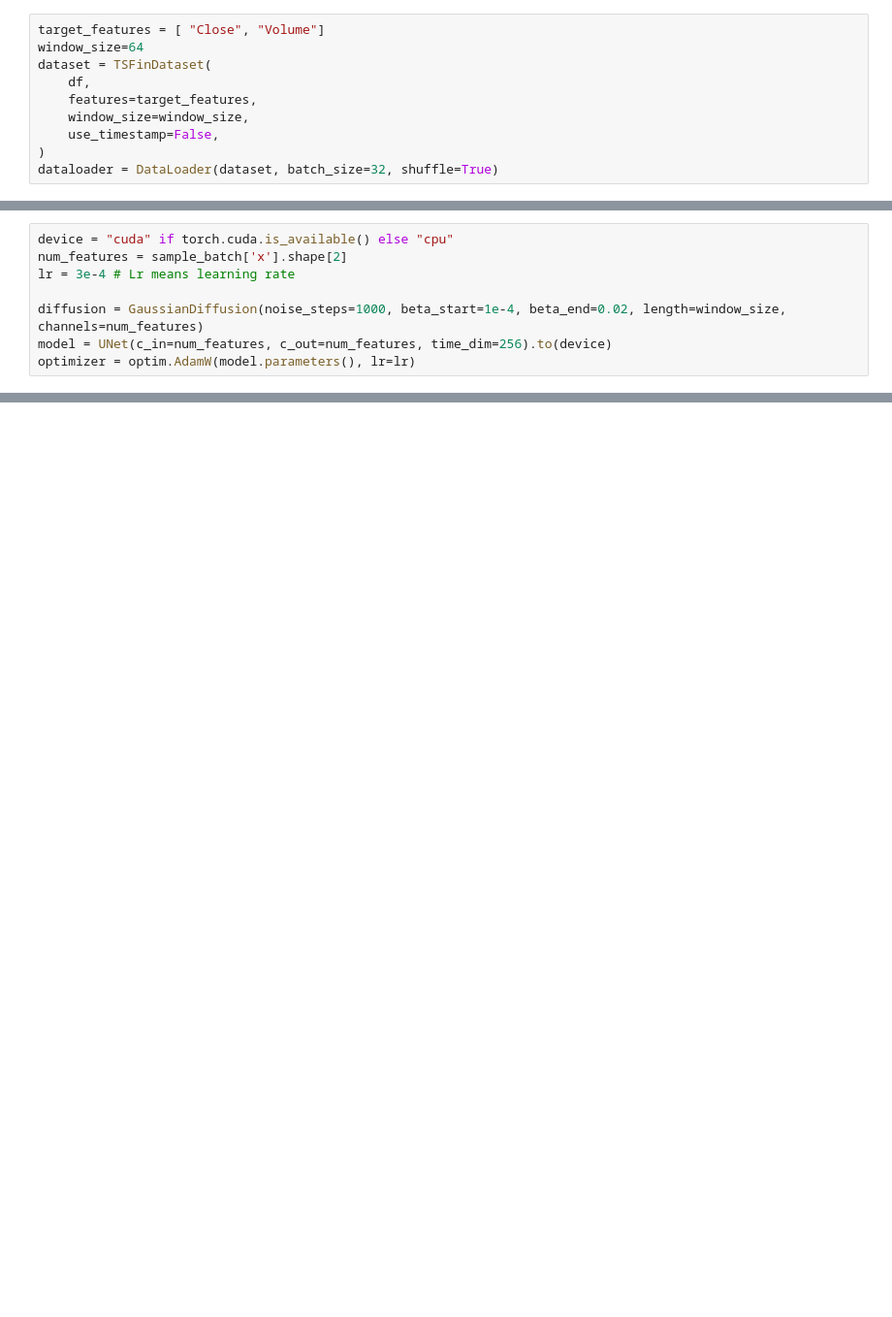
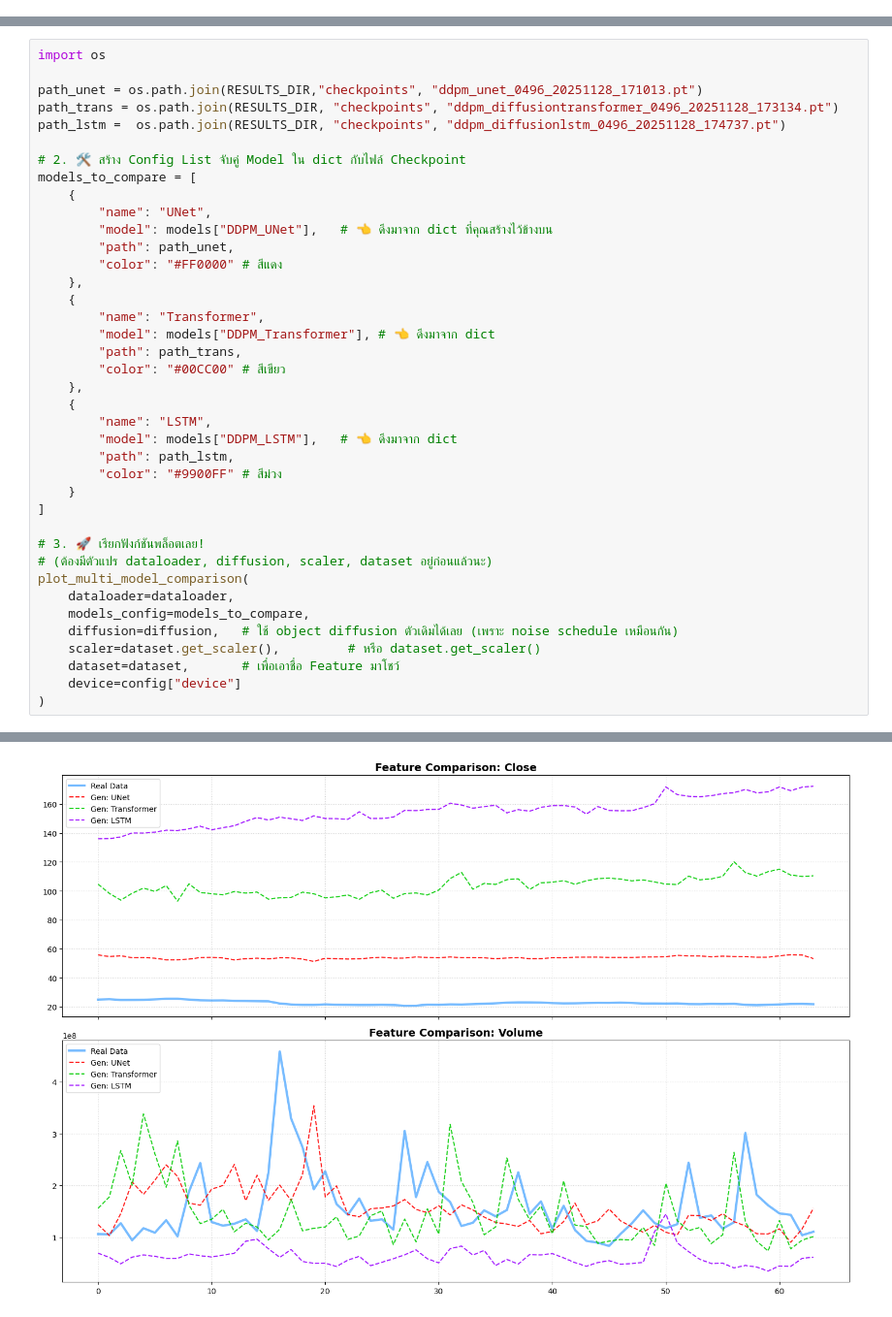
Before and after one commit to Narodomy/Time-Series-Generative-AI-for-Asset-Investment, a Jupyter notebook: notebooks/Untitled.ipynb, the cells around one changed output, grey strips where cells are left out. Shown at 97% size. Cells and saved outputs as stored; diff of their text form; blank space fills up the shorter version.

Commit message:
3 models comparison -> lstm, transformer, unet

```diff
--- a/notebooks/Untitled.ipynb
+++ b/notebooks/Untitled.ipynb
@@ -26,10 +178,0 @@ df["Close"].plot(figsize=(15, 7))
-# %%
-target_features = [ "Close", "Volume"]
-window_size=64
-dataset = TSFinDataset(
-    df,
-    features=target_features,
-    window_size=window_size,
-    use_timestamp=False,
-)
-dataloader = DataLoader(dataset, batch_size=32, shuffle=True)
@@ -41,8 +178,0 @@ sample_batch['x'].shape[2]
-# %%
-device = "cuda" if torch.cuda.is_available() else "cpu"
-num_features = sample_batch['x'].shape[2]
-lr = 3e-4 # Lr means learning rate
-
-diffusion = GaussianDiffusion(noise_steps=1000, beta_start=1e-4, beta_end=0.02, length=window_size, channels=num_features)
-model = UNet(c_in=num_features, c_out=num_features, time_dim=256).to(device)
-optimizer = optim.AdamW(model.parameters(), lr=lr)
@@ -63,0 +351,40 @@ plot_comparison(dataloader, model, diffusion, dataset.get_scaler(), dataset)
+# %%
+import os
+
+path_unet = os.path.join(RESULTS_DIR,"checkpoints", "ddpm_unet_0496_20251128_171013.pt")
+path_trans = os.path.join(RESULTS_DIR, "checkpoints", "ddpm_diffusiontransformer_0496_20251128_173134.pt")
+path_lstm =  os.path.join(RESULTS_DIR, "checkpoints", "ddpm_diffusionlstm_0496_20251128_174737.pt")
+
+# 2. 🛠️ สร้าง Config List จับคู่ Model ใน dict กับไฟล์ Checkpoint
+models_to_compare = [
+    {
+        "name": "UNet",
+        "model": models["DDPM_UNet"],   # 👈 ดึงมาจาก dict ที่คุณสร้างไว้ข้างบน
+        "path": path_unet,
+        "color": "#FF0000" # สีแดง
+    },
+    {
+        "name": "Transformer",
+        "model": models["DDPM_Transformer"], # 👈 ดึงมาจาก dict
+        "path": path_trans,
+        "color": "#00CC00" # สีเขียว
+    },
+    {
+        "name": "LSTM",
+        "model": models["DDPM_LSTM"],   # 👈 ดึงมาจาก dict
+        "path": path_lstm,
+        "color": "#9900FF" # สีม่วง
+    }
+]
+
+# 3. 🚀 เรียกฟังก์ชันพล็อตเลย!
+# (ต้องมีตัวแปร dataloader, diffusion, scaler, dataset อยู่ก่อนแล้วนะ)
+plot_multi_model_comparison(
+    dataloader=dataloader,
+    models_config=models_to_compare,
+    diffusion=diffusion,   # ใช้ object diffusion ตัวเดิมได้เลย (เพราะ noise schedule เหมือนกัน)
+    scaler=dataset.get_scaler(),         # หรือ dataset.get_scaler()
+    dataset=dataset,       # เพื่อเอาชื่อ Feature มาโชว์
+    device=config["device"]
+)
+# %% [output]
@@ -63,0 +395 @@ plot_comparison(dataloader, model, diffusion, dataset.get_scaler(), dataset)
+[figure, added]
```
Also changed, not shown: parts of 17 cells of this notebook, 19 other files.
